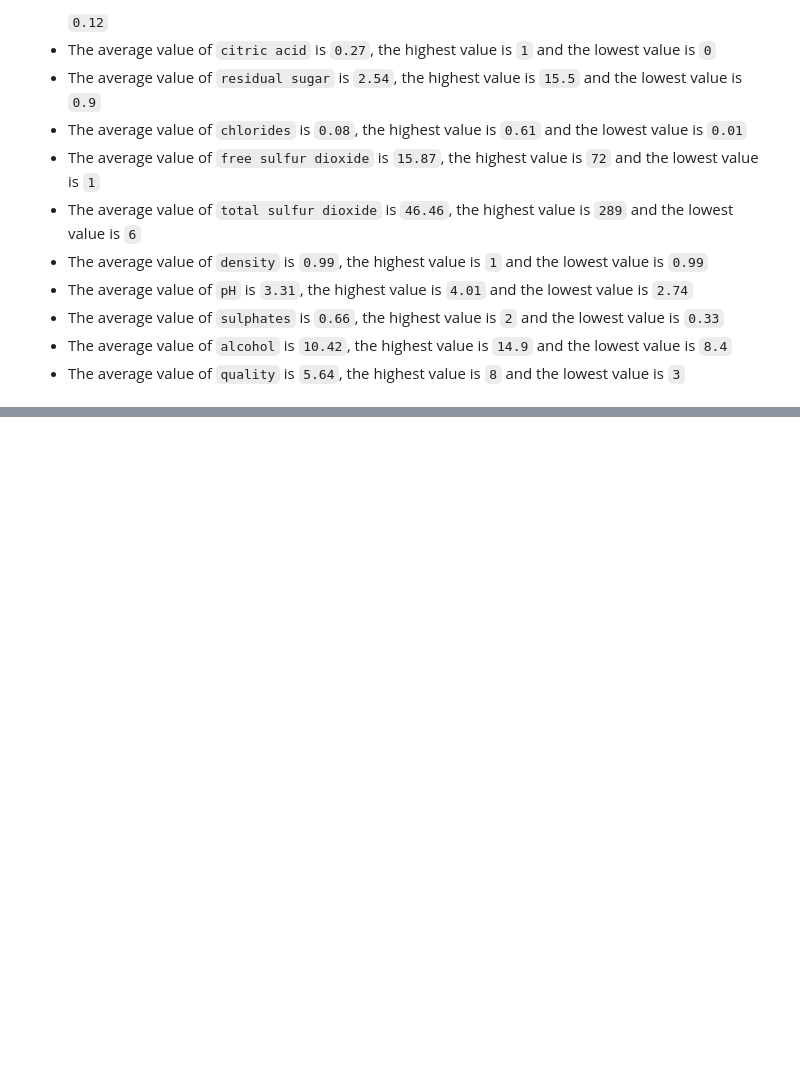
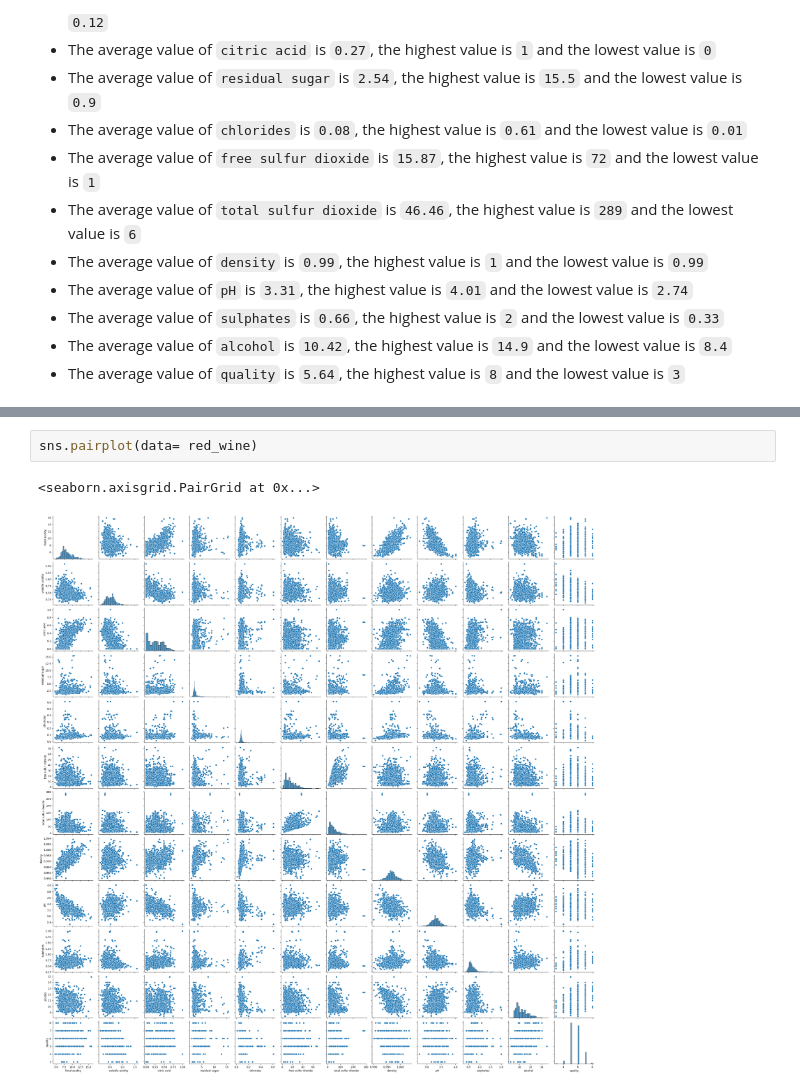
Before and after one commit to unclethien/Predicting-Red-Wine-Quality-from-Chemical-Properties-using-Machine-Learning, a Jupyter notebook: Assignment_1.ipynb, the cells around one changed output, grey strips where cells are left out. Cells and saved outputs as stored; diff of their text form; blank space fills up the shorter version.

```diff
--- a/Assignment_1.ipynb
+++ b/Assignment_1.ipynb
@@ -122,0 +171,5 @@ red_wine.describe().T
+# %%
+sns.pairplot(data= red_wine)
+# %% [output]
+<seaborn.axisgrid.PairGrid at 0x...>
+[figure, added]
```
Also changed, not shown: parts of 3 cells of this notebook.
